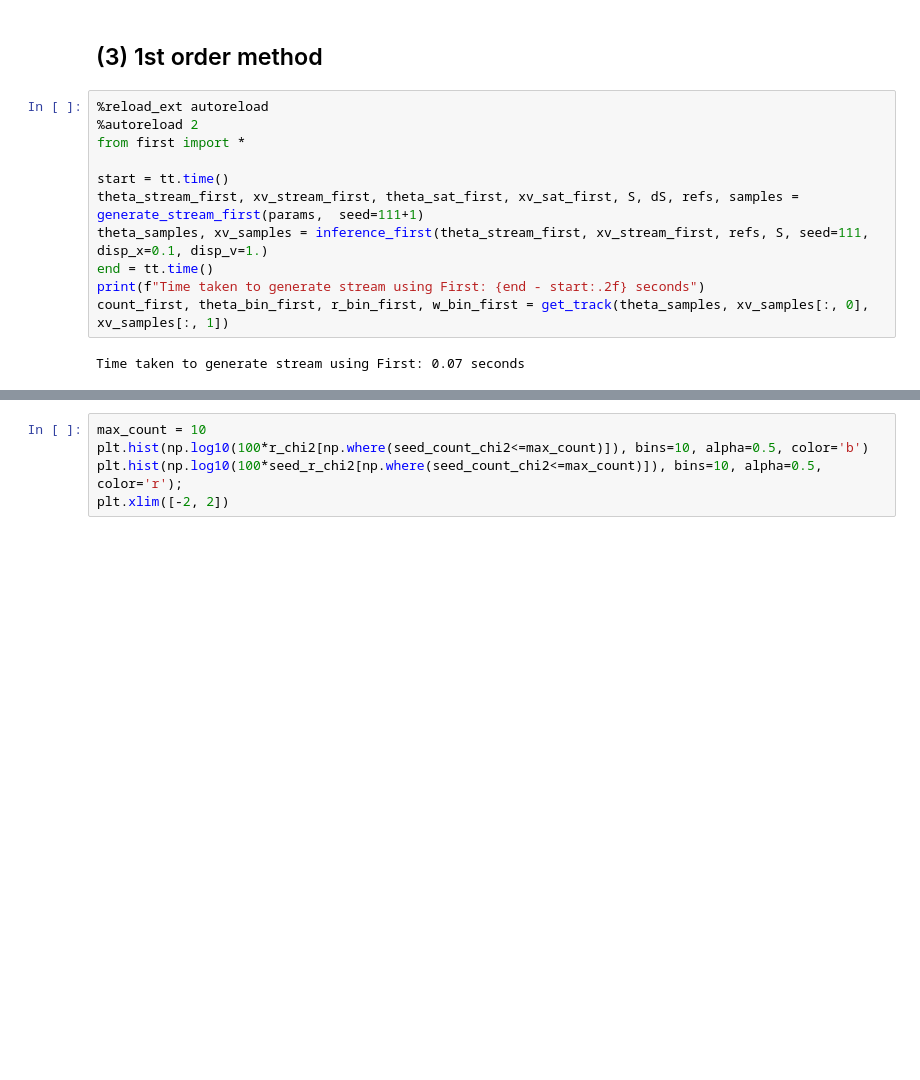
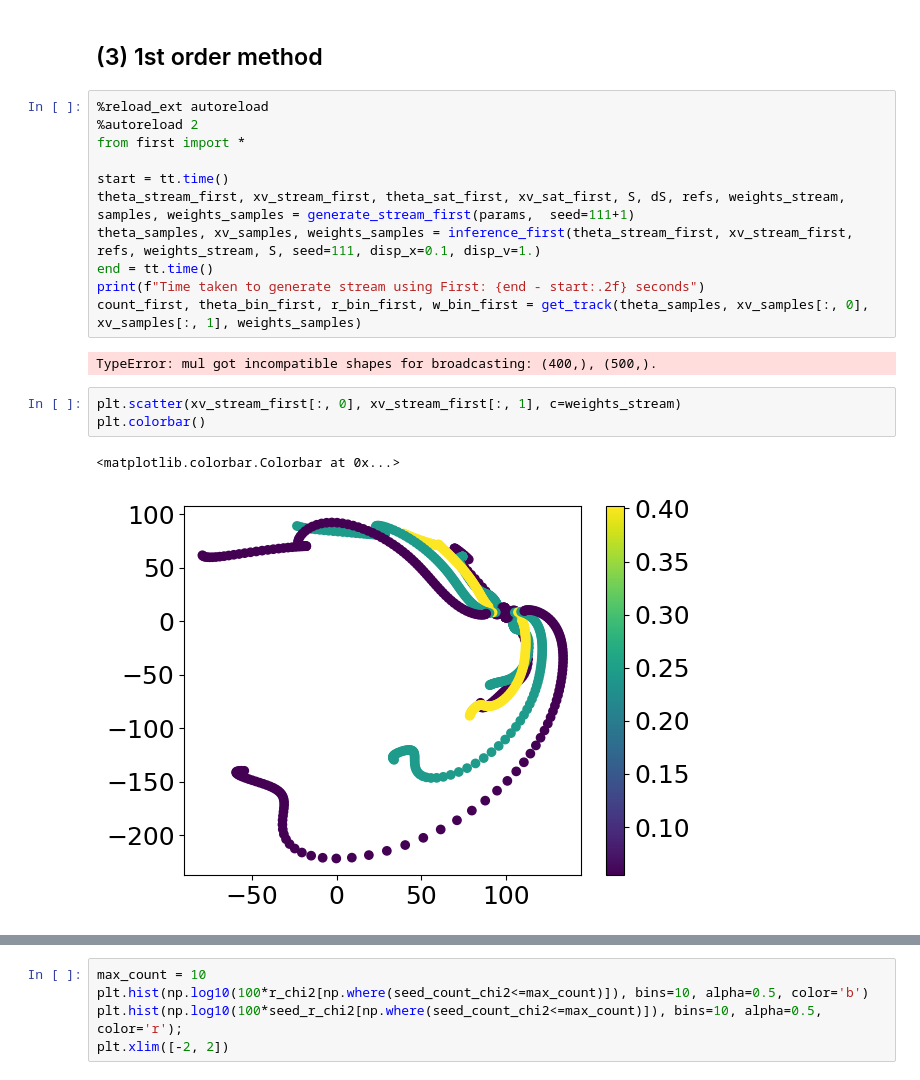
Before and after one commit to David-Chemaly/StreaMAX, a Jupyter notebook: quick_start.ipynb, the cells around one changed output, grey strips where cells are left out. Cells and saved outputs as stored; diff of their text form; blank space fills up the shorter version.

```diff
--- a/quick_start.ipynb
+++ b/quick_start.ipynb
@@ -206,10 +299,16 @@ plt.xlim([-2, 2])
 from first import *
 
 start = tt.time()
-theta_stream_first, xv_stream_first, theta_sat_first, xv_sat_first, S, dS, refs, samples = generate_stream_first(params,  seed=111+1)
-theta_samples, xv_samples = inference_first(theta_stream_first, xv_stream_first, refs, S, seed=111, disp_x=0.1, disp_v=1.)
+theta_stream_first, xv_stream_first, theta_sat_first, xv_sat_first, S, dS, refs, weights_stream, samples, weights_samples = generate_stream_first(params,  seed=111+1)
+theta_samples, xv_samples, weights_samples = inference_first(theta_stream_first, xv_stream_first, refs, weights_stream, S, seed=111, disp_x=0.1, disp_v=1.)
 end = tt.time()
 print(f"Time taken to generate stream using First: {end - start:.2f} seconds")
-count_first, theta_bin_first, r_bin_first, w_bin_first = get_track(theta_samples, xv_samples[:, 0], xv_samples[:, 1])
+count_first, theta_bin_first, r_bin_first, w_bin_first = get_track(theta_samples, xv_samples[:, 0], xv_samples[:, 1], weights_samples)
 # %% [output]
-Time taken to generate stream using First: 0.07 seconds
+TypeError: mul got incompatible shapes for broadcasting: (400,), (500,).
+# %%
+plt.scatter(xv_stream_first[:, 0], xv_stream_first[:, 1], c=weights_stream)
+plt.colorbar()
+# %% [output]
+<matplotlib.colorbar.Colorbar at 0x...>
+[figure, added]
```
Also changed, not shown: parts of 13 cells of this notebook, 4 other files.
